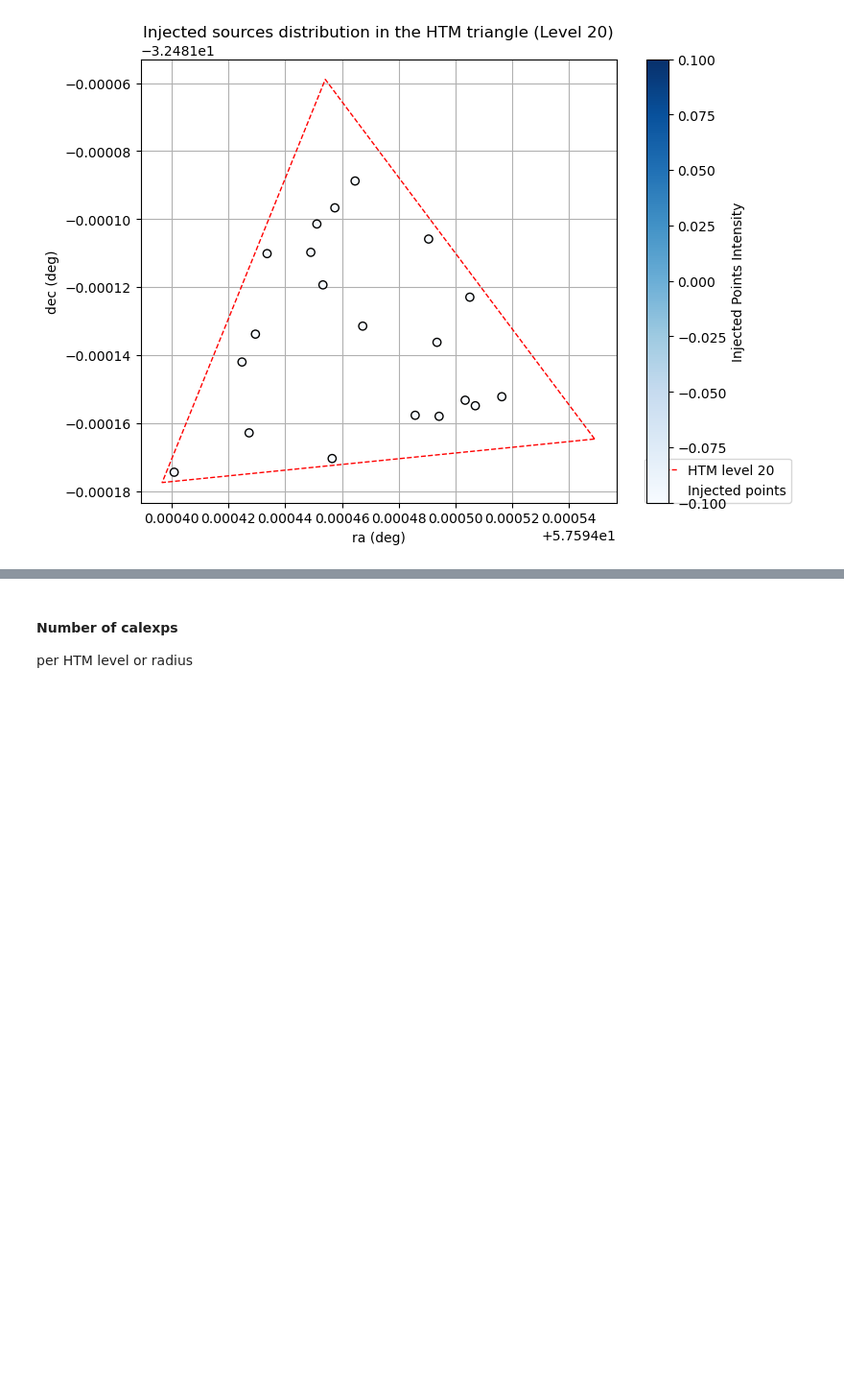
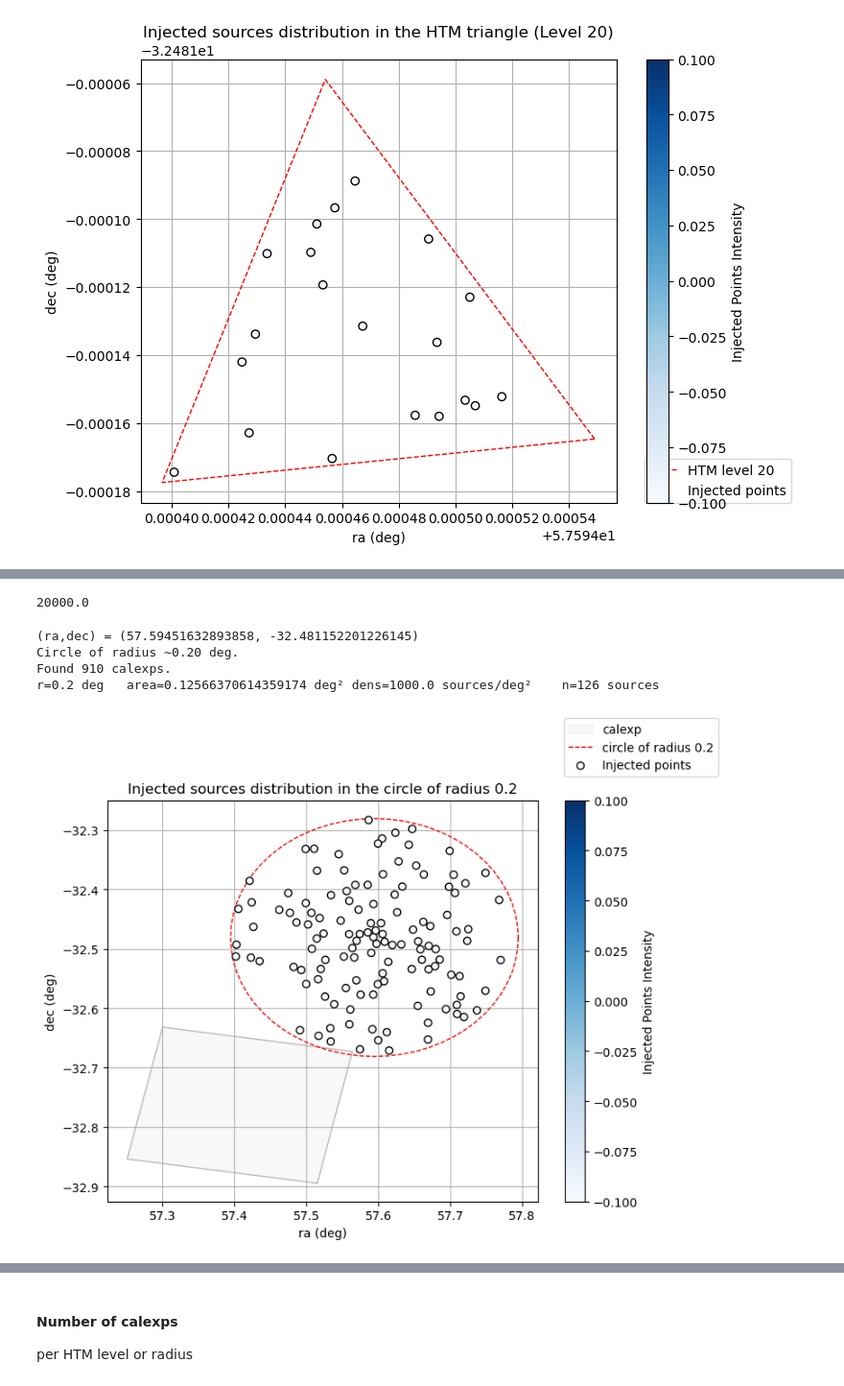
Before and after one commit to nowokaren/DP0_microlensing, a Jupyter notebook: analysis_collect_calexps.ipynb, the cells around one changed output, grey strips where cells are left out. Shown at 96% size. Drawn from its saved outputs; the diff is of its cells as text; code cells hidden in the pictures; blank space fills up the shorter version.

```diff
--- a/analysis_collect_calexps.ipynb
+++ b/analysis_collect_calexps.ipynb
@@ -318,0 +324,29 @@ KeyboardInterrupt:
+# %%
+1000/0.05
+# %% [output]
+20000.0
+# %%
+# check triangle injection OVERLAP
+density = np.array([50])/0.05 # sources per calexps (0.05 deg²)
+radius = [0.2] #[0.1,0.2,0.3, 0.5]
+for dens in density:
+    for r in radius:
+        process = Run(57.59451632893858, -32.481152201226145, r,"i", name = f"test_circle", method = "overlap")
+        process.collect_calexp()
+        area= np.pi*r**2; n = int(dens*area)+1
+        print(f"{r=} deg   {area=} deg² {dens=} sources/deg²    {n=} sources")
+        params = [{"t_0": 60700.5, "t_E": 110, "u_0": 0.5, "m_base": m} for m in np.linspace(18,24,n)]
+        for p in params:
+            ra, dec = process.generate_location()
+            process.add_lc(ra, dec, p, "i")
+        process.sky_map(calexps = True)
+        # calexp = Calexp(process.datasetRefs[0])
+        # ax = calexp.plot()
+        # for lc in process.inj_lc:
+        #     calexp.add_point(ax, lc.ra, lc.dec)
+# %% [output]
+(ra,dec) = (57.59451632893858, -32.481152201226145)
+Circle of radius ~0.20 deg.
+Found 910 calexps.
+r=0.2 deg   area=0.12566370614359174 deg² dens=1000.0 sources/deg²    n=126 sources
+[figure, added]
```
Also changed, not shown: parts of 7 cells of this notebook, 6 other files.
